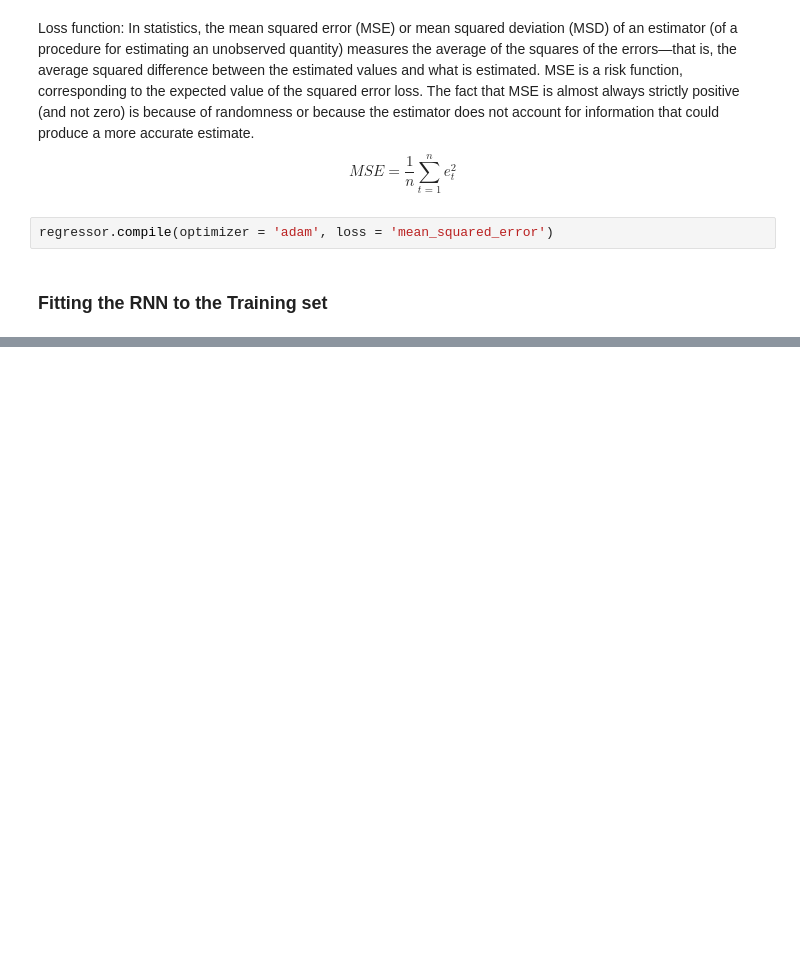
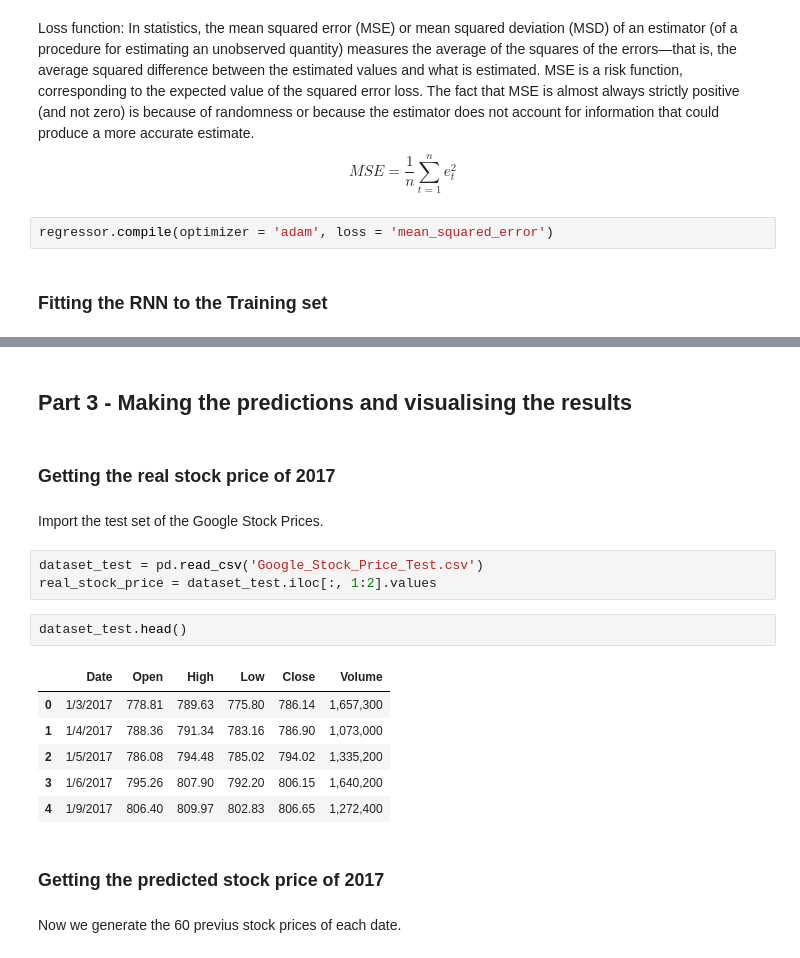
Before and after one commit to pmtempone/deep_learning_A_Z, a Jupyter notebook: Volume 1 - Supervised Deep Learning/Part 3 - Recurrent Neural Networks (RNN)/Section 12 - Building a RNN/RNN - Recurrent Neural Network.ipynb, the cells around one changed output, grey strips where cells are left out. Saved outputs shown, nothing was run; the diff lists cells and outputs as text; blank space fills up the shorter version.

```diff
--- a/Volume 1 - Supervised Deep Learning/Part 3 - Recurrent Neural Networks (RNN)/Section 12 - Building a RNN/RNN - Recurrent Neural Network.ipynb
+++ b/Volume 1 - Supervised Deep Learning/Part 3 - Recurrent Neural Networks (RNN)/Section 12 - Building a RNN/RNN - Recurrent Neural Network.ipynb
@@ -128 +132,23 @@ Epoch 100/100
 <keras.callbacks.History at 0x...>
+# %% [markdown]
+## Part 3 - Making the predictions and visualising the results
+# %% [markdown]
+### Getting the real stock price of 2017
+# %% [markdown]
+Import the test set of the Google Stock Prices.
+# %%
+dataset_test = pd.read_csv('Google_Stock_Price_Test.csv')
+real_stock_price = dataset_test.iloc[:, 1:2].values
+# %%
+dataset_test.head()
+# %% [output]
+|  | Date | Open | High | Low | Close | Volume |
+| 0 | 1/3/2017 | 778.81 | 789.63 | 775.80 | 786.14 | 1,657,300 |
+| 1 | 1/4/2017 | 788.36 | 791.34 | 783.16 | 786.90 | 1,073,000 |
+| 2 | 1/5/2017 | 786.08 | 794.48 | 785.02 | 794.02 | 1,335,200 |
+| 3 | 1/6/2017 | 795.26 | 807.90 | 792.20 | 806.15 | 1,640,200 |
+| 4 | 1/9/2017 | 806.40 | 809.97 | 802.83 | 806.65 | 1,272,400 |
+# %% [markdown]
+### Getting the predicted stock price of 2017
+# %% [markdown]
+Now we generate the 60 previus stock prices of each date.
```
Also changed, not shown: parts of 10 cells of this notebook, 2 other files.
